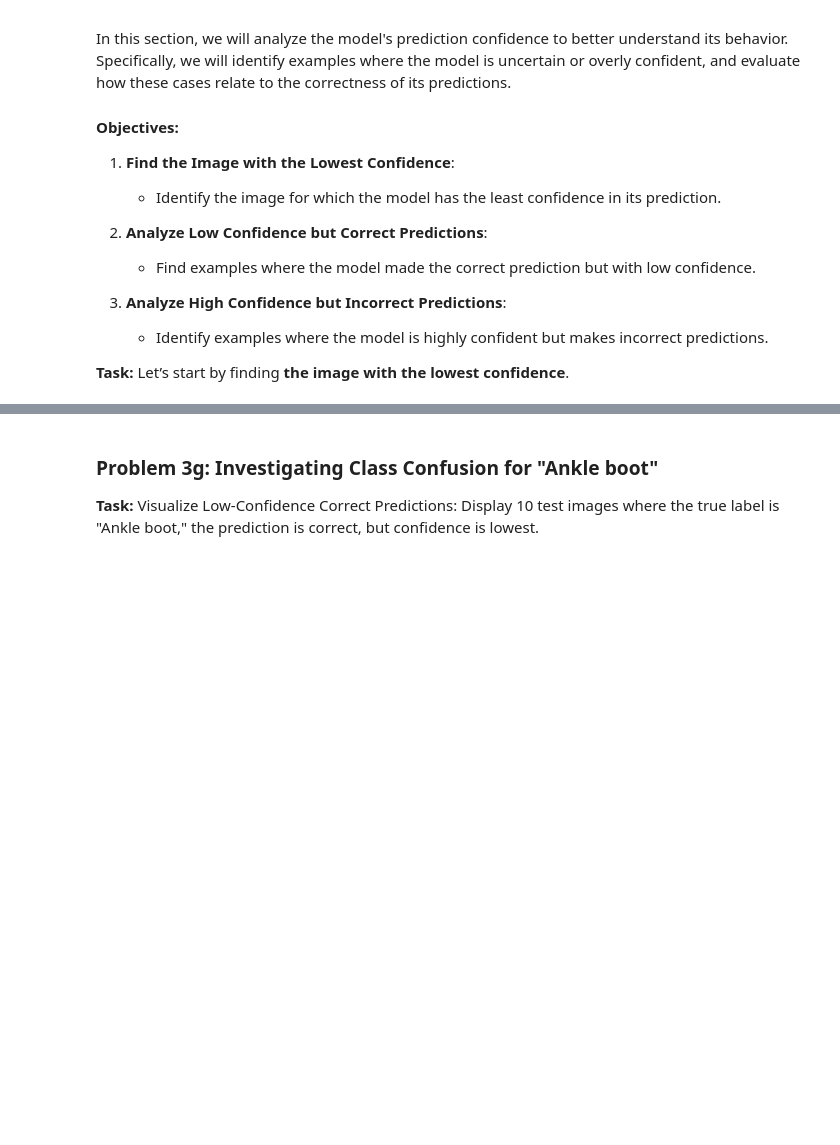
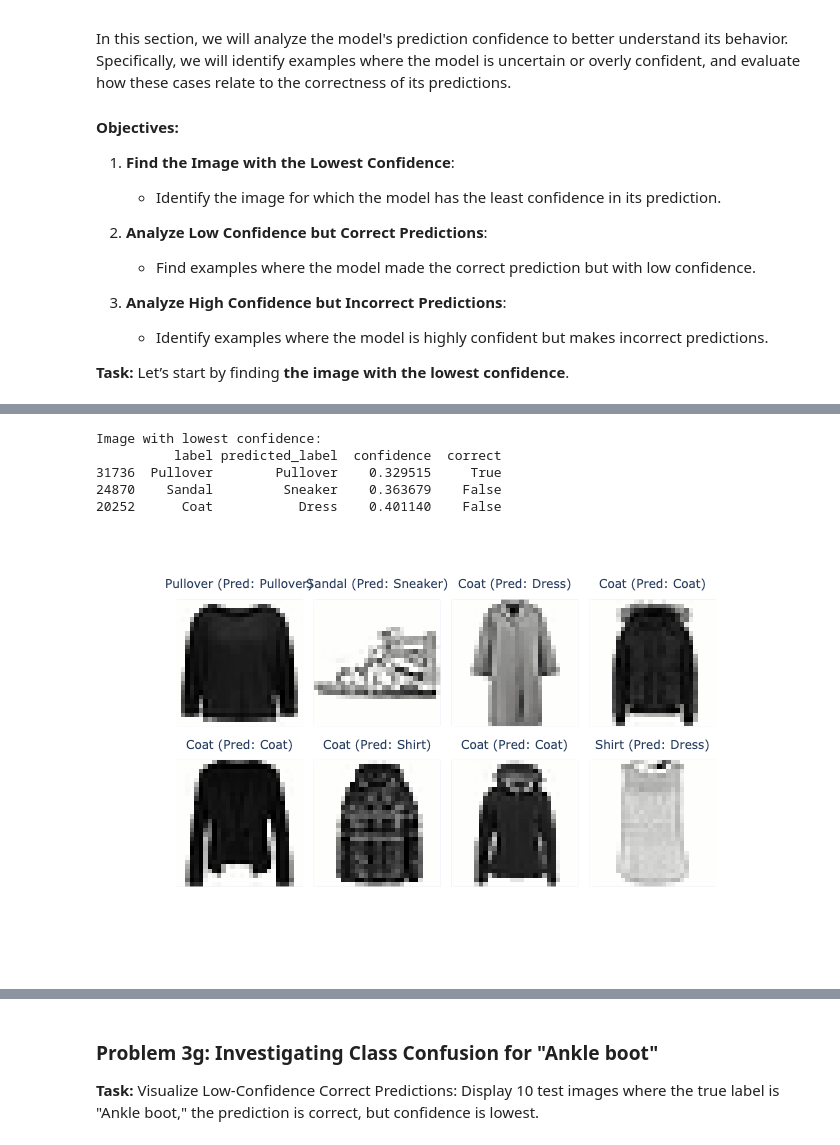
Before and after one commit to kyzyc/CS189_2025Fall_GA_Template, a Jupyter notebook: hw/hw1/fashion_pt_1.ipynb, the cells around one changed output, grey strips where cells are left out. Drawn from its saved outputs; the diff is of its cells as text; code cells hidden in the pictures; blank space fills up the shorter version.

```diff
--- a/hw/hw1/fashion_pt_1.ipynb
+++ b/hw/hw1/fashion_pt_1.ipynb
@@ -637,3 +657,24 @@ grader.check("q3a")
 2. **`correct`**: A boolean value indicating whether the predicted label matches the true label (`True` for correct predictions, `False` otherwise).
 3. **`probs`**: The class probabilities for each image, represented as a list of size 10 (one probability per class).
 4. **`confidence`**: The probability associated with the predicted label, representing the model's confidence in its prediction.
+# %%
+train_img_sc = image_scaler.transform(np.stack(train_df['image'].values))
+test_img_sc = image_scaler.transform(np.stack(test_df['image'].values))
+
+train_df['predicted_label'] = model.predict(train_img_sc)
+train_df['correct'] = (train_df['label'] == train_df['predicted_label'])
+train_prob_mat = model.predict_proba(train_img_sc)
+train_df['probs'] = train_prob_mat.tolist()
+train_df['confidence'] = train_df['probs'].apply(max)
+
+test_df['predicted_label'] = model.predict(test_img_sc)
+test_df['correct'] = (test_df['label'] == test_df['predicted_label'])
+test_prob_mat = model.predict_proba(test_img_sc)
+test_df['probs'] = test_prob_mat.tolist()
+test_df['confidence'] = test_df['probs'].apply(max)
+
+print("--- Column Types ----")
+for col in train_df.columns:
+    val = train_df[col].iloc[0]
+    print(f"{col}: {type(val)}")
+print("-----------")
@@ -806,12 +956,20 @@ In this section, we will analyze the model's prediction confidence to better und
 # %%
 # TODO: Find the image with the lowest confidence by sorting the `confidence` column of `test_df`
-least_confident = ...
+least_confident = test_df.sort_values(by='confidence', ascending=True)
+
 print("Image with lowest confidence:")
 print(least_confident[['label', 'predicted_label', 'confidence', 'correct']][:3])
 
 # Show image with lowest confidence and its predicted label
 show_labels = [f"{label} (Pred: {predicted_label})" for label, predicted_label in zip(least_confident["label"].tolist(), least_confident["predicted_label"].tolist())]
 fig = show_images(np.stack(least_confident["image"].tolist()), 8, ncols=4, labels=show_labels, reshape=True)
 fig.show()
+# %% [output]
+Image with lowest confidence:
+          label predicted_label  confidence  correct
+31736  Pullover        Pullover    0.329515     True
+24870    Sandal         Sneaker    0.363679    False
+20252      Coat           Dress    0.401140    False
+[figure, added]
 # %%
 grader.check("q3f")
```
Also changed, not shown: parts of 33 cells of this notebook, 1 other file.
